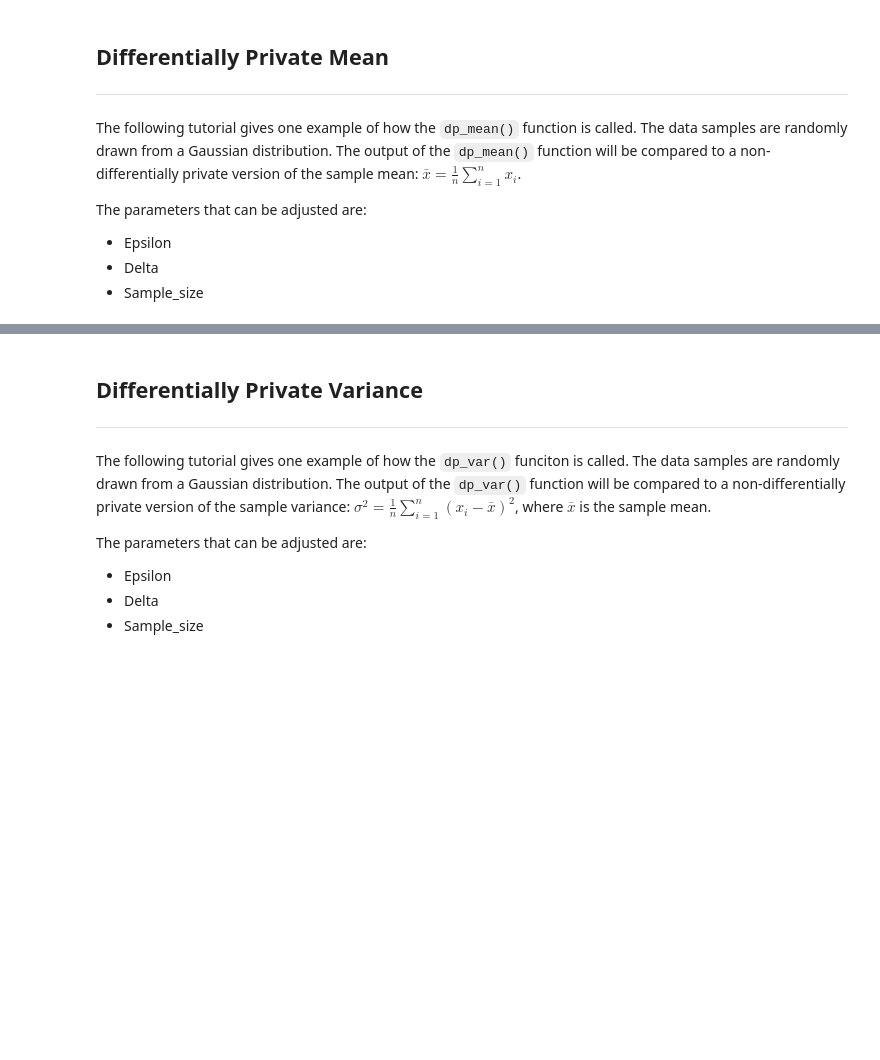
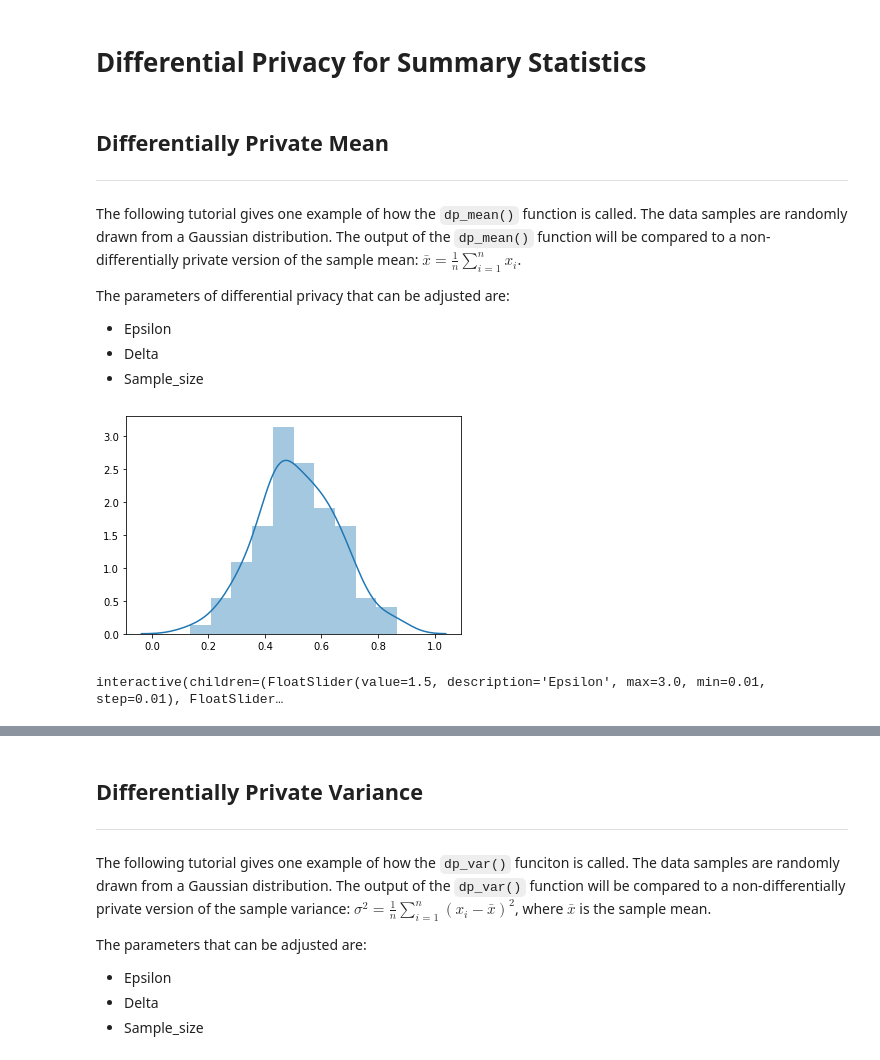
Before and after one commit to data2080/differential_privacy_demo, a Jupyter notebook: 02_Demos.ipynb, the cells around one changed output, grey strips where cells are left out. Drawn from its saved outputs; the diff is of its cells as text; code cells hidden in the pictures; blank space fills up the shorter version.

```diff
--- a/02_Demos.ipynb
+++ b/02_Demos.ipynb
@@ -1,3 +1,5 @@
+# %% [markdown]
+# Differential Privacy for Summary Statistics
 # %%
 from ipywidgets import interact
 from IPython.display import display
@@ -11,43 +15,50 @@ import matplotlib.pyplot as plt
 
 The following tutorial gives one example of how the `dp_mean()` function is called. The data samples are randomly drawn from a Gaussian distribution. The output of the `dp_mean()` function will be compared to a non-differentially private version of the sample mean: $\bar{x}=\frac{1}{n}\sum_{i=1}^{n}x_i$.
 
-The parameters that can be adjusted are:
+The parameters of differential privacy that can be adjusted are:
 
 - Epsilon
 - Delta
 - Sample_size
 # %%
-# This tutorial gives an example of using the dp_mean() function
-# The true sample mean and differentially private mean of the data vector will be displayed for comparison
 
-max_sample_size = 100000
+max_sample_size = 100
 
 # generate a sample data vector
-data_ = np.random.normal(loc = 0, scale = 1.0, size = max_sample_size)
+data_normal = np.random.normal(loc = .5, scale = .150, size = max_sample_size)
 
-# This function will allow the outputs of the means to be interactive
+# DP mean requires numbers to be positive and within the range [0, 1]
+#     data_ = abs(data)
+data_normal = data_normal.clip(min = 0, max = 1.0)
+
+sns.distplot(data_normal)
+
 def show_mean(data,Epsilon=1.0, Delta = 0.1, Sample_size = 100):
+    # This function will allow the outputs of the means to be interactive
+    # This fucntion gives an example of using the dp_mean() function
+    # The true sample mean and differentially private mean of the data vector will be displayed for comparison
 
     data = data[:Sample_size]
 
-    # restric data vector to be positive and within the range [0, 1]
-    data_ = abs(data)
-    data_ = data_.clip(min = 0, max = 1.0)
-
     # find the non-differentially private mean of the generated data
-    mean_control = (np.sum(data_) * 1.0) / (Sample_size * 1.0)
+    mean_control = np.mean(data)
 
     # find the differentially private mean of the generated data
     # dp_mean( data_vect, epsilon=1.0, delta=0.1 )
-    mean_dp = dps.dp_mean(data_, epsilon = Epsilon, delta = Delta)
+    mean_dp = dps.dp_mean(data, epsilon = Epsilon, delta = Delta)
 
     # output the control and differentially private mean
     control_txt = 'Non-private Mean: {}'.format(round(mean_control, 4))
     display(control_txt)
     dp_txt = 'Differentially Private Mean: {}'.format(round(float(mean_dp), 4))
     display(dp_txt)
 
-show_mean_interact = lambda Epsilon, Delta, Sample_size: show_mean(data_,Epsilon, Delta, Sample_size )
+# this is the action for the sliders
+show_mean_interact = lambda Epsilon, Delta, Sample_size: show_mean(data_normal,Epsilon, Delta, Sample_size )
 
-interact(show_mean_interact, Epsilon=(0.01,3,0.01), Delta=(0.01,0.5,0.01), Sample_size=(100,max_sample_size,500));
+# this actually creates the sliders
+interact(show_mean_interact, Epsilon=(0.01,3,0.01), Delta=(0.01,0.5,0.01), Sample_size=(1,max_sample_size,5));
+# %% [output]
+[figure, added]
+interactive(children=(FloatSlider(value=1.5, description='Epsilon', max=3.0, min=0.01, step=0.01), FloatSlider…
 # %% [markdown]
```
Also changed, not shown: parts of 15 cells of this notebook, 3 other files.
